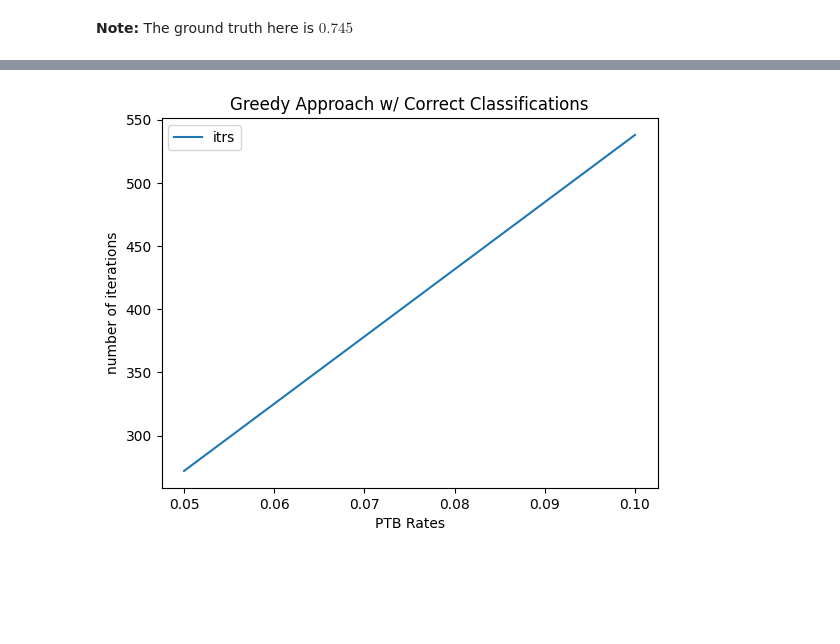
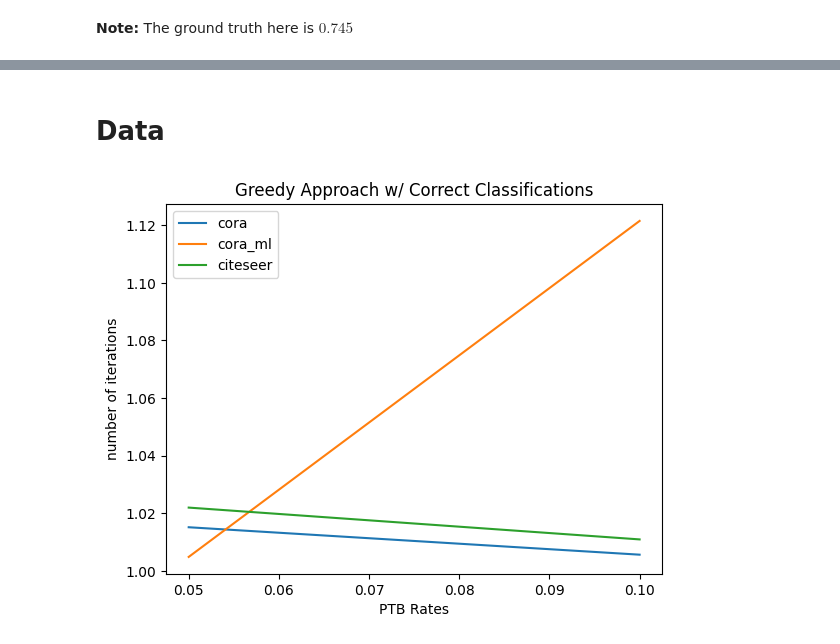
Before and after one commit to wrcorcoran/minimum-edge-set-perturbation, a Jupyter notebook: greedy/greedy-correct.ipynb, the cells around one changed output, grey strips where cells are left out. Drawn from its saved outputs; the diff is of its cells as text; code cells hidden in the pictures; blank space fills up the shorter version.

Commit message:
updating greedy

```diff
--- a/greedy/greedy-correct.ipynb
+++ b/greedy/greedy-correct.ipynb
@@ -137,0 +185,4 @@ Miss Rate:  0.03308823529411764
+# %%
+### have to store due to resetting in cora_ml
+from copy import deepcopy
+data = deepcopy(data)
@@ -137,0 +266,31 @@ Miss Rate:  0.03308823529411764
+# %%
+dataset = Dataset(root='/tmp/Citeseer', name='Citeseer', device=device)
+data, in_feats, h_feats, num_classes = dataset.get_data()
+
+model = get_model('../', in_feats, h_feats, num_classes, "citeseer", Models.GCN)
+ground_truth, orig_pred = get_ground_truth(model, data, Models.GCN, testMask=True)
+
+labels = data.y
+# %%
+G, x, y, train_mask, test_mask = convert_to_networkx(data)
+
+homophilies = [0] * len(G.nodes())
+degrees = [0] * len(G.nodes())
+two_hop_neighborhood_sizes = [0] * len(G.nodes())
+
+for n in G.nodes():
+    homophilies[n] = get_node_homophily(G, n, y, y[n].item())
+    degrees[n] = G.degree(n)
+    two_hop_neighborhood_sizes[n] = nx.ego_graph(G, n, 2).number_of_nodes()
+# %%
+# this will take a while to run (maybe about 5-10 minutes)
+valid_adds = []
+tuples = set()
+print(G.number_of_nodes())
+for i in G.nodes:
+    for j in G.nodes:
+        # make sure not same node and that edge doesn't already exist (also check same classification! not same label)
+        if i != j and not G.has_edge(i, j) and (j, i) not in tuples and checkCorrectClass(i, j):
+            valid_adds.append((i, j))
+            tuples.add((i, j))
+print(len(valid_adds))
@@ -138,20 +375,24 @@ Miss Rate:  0.03308823529411764
+# %% [markdown]
+# Data
 # %%
 # Plotting
 ptb_rate = [(i+1) * 0.05 for i in range(int(max_rate / 0.05))]
-plt.plot(ptb_rate, results, label="itrs")
+plt.plot(ptb_rate, results_cora, label="cora")
+plt.plot(ptb_rate, results_ml, label="cora_ml")
+plt.plot(ptb_rate, results_citeseer, label="citeseer")
 
 plt.xlabel('PTB Rates')
 plt.ylabel('number of iterations')
 plt.title('Greedy Approach w/ Correct Classifications')
 plt.legend()
 
-output_path = f"./data/correct/cora_gcn_test_mask_graph.png"
+output_path = f"./data/correct/greedy_w_correct_classifications.png"
 plt.savefig(output_path)
 
 # Show plot
 plt.show()
 # %% [output]
-[figure, old version]
+[figure, new version]
 # %%
 import os
 
```
Also changed, not shown: parts of 14 cells of this notebook, 17 other files.
